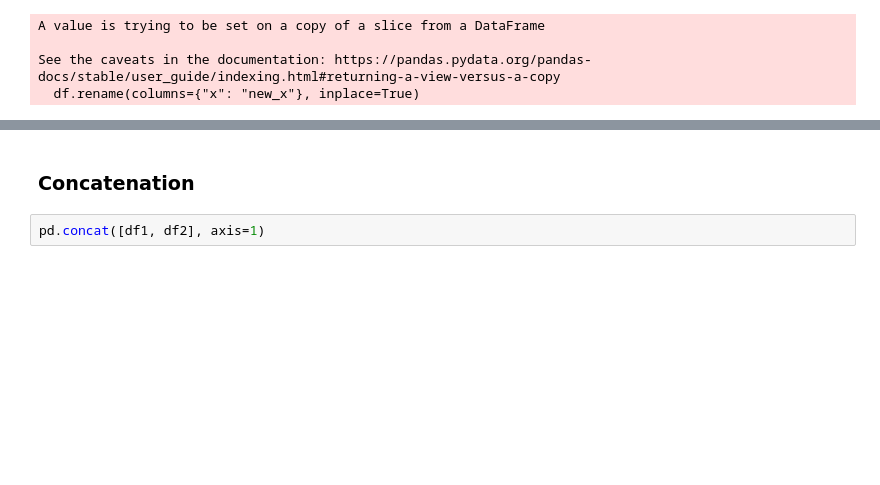
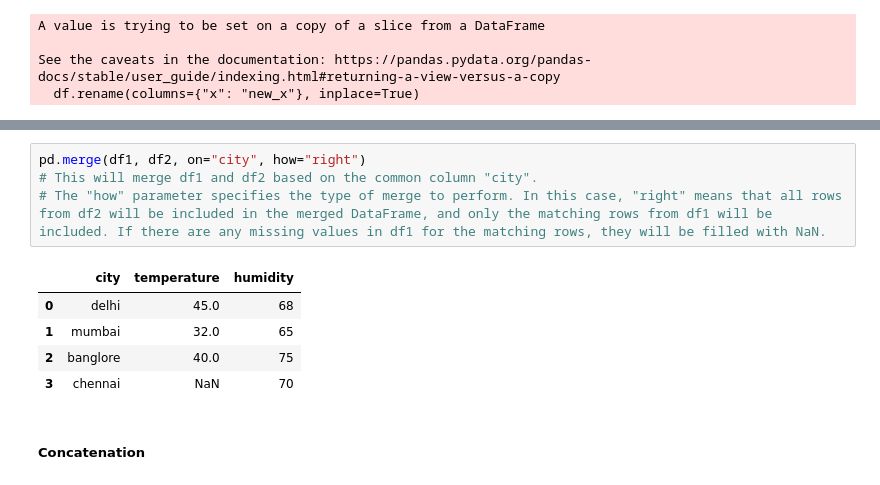
Before and after one commit to NRMT-MAIN/AI-ML-Learning, a Jupyter notebook: 3.Pandas/Pandas.ipynb, the cells around one changed output, grey strips where cells are left out. Drawn from its saved outputs; the diff is of its cells as text; blank space fills up the shorter version.

```diff
--- a/3.Pandas/Pandas.ipynb
+++ b/3.Pandas/Pandas.ipynb
@@ -803,4 +880,12 @@ df2
+# %%
+pd.merge(df1, df2, on="city", how="right")
+# This will merge df1 and df2 based on the common column "city".
+# The "how" parameter specifies the type of merge to perform. In this case, "right" means that all rows from df2 will be included in the merged DataFrame, and only the matching rows from df1 will be included. If there are any missing values in df1 for the matching rows, they will be filled with NaN.
+# %% [output]
+|  | city | temperature | humidity |
+| 0 | delhi | 45.0 | 68 |
+| 1 | mumbai | 32.0 | 65 |
+| 2 | banglore | 40.0 | 75 |
+| 3 | chennai | NaN | 70 |
 # %% [markdown]
-### Concatenation
+##### Concatenation
-# %%
-pd.concat([df1, df2], axis=1)
```
Also changed, not shown: parts of 26 cells of this notebook.
